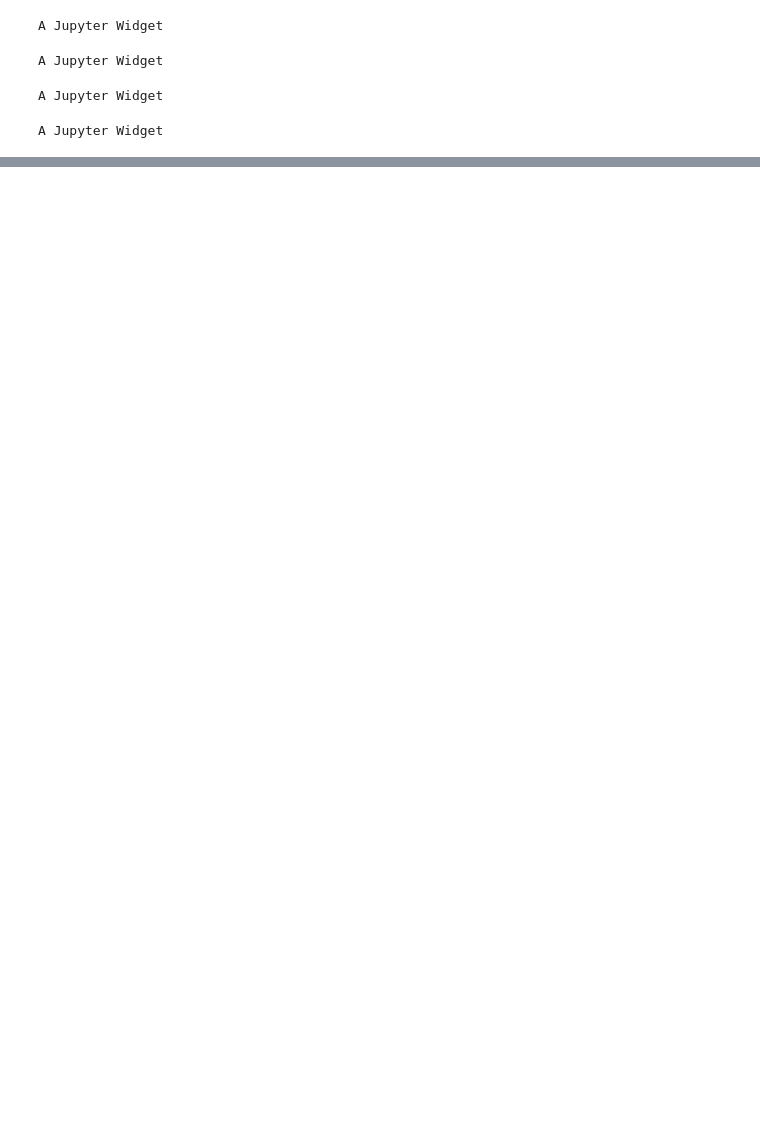
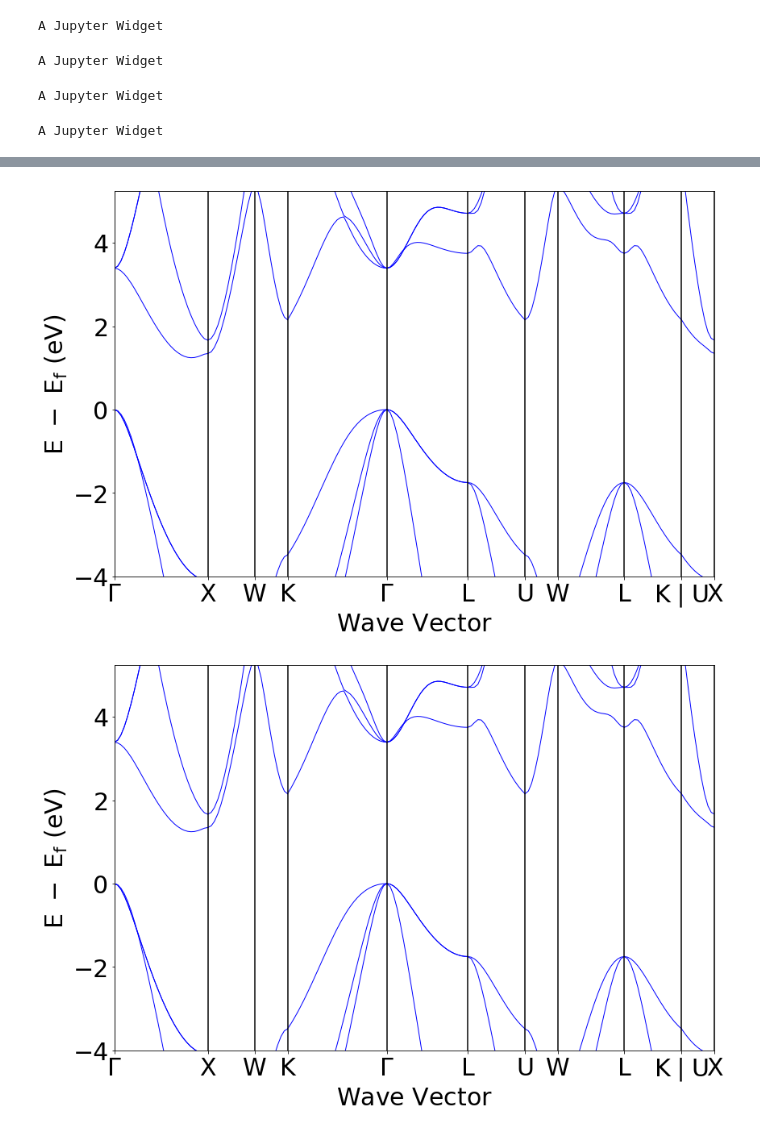
Before and after one commit to JaGeo/TestBinder, a Jupyter notebook: Hansenberg.ipynb, the cells around one changed output, grey strips where cells are left out. Cells and saved outputs as stored; diff of their text form; code cells hidden in the pictures; blank space fills up the shorter version.

```diff
--- a/Hansenberg.ipynb
+++ b/Hansenberg.ipynb
@@ -1,21 +1,14 @@
 # %%
 from ipywidgets import widgets
 from IPython.display import display
-from pymatgen.analysis.chemenv.coordination_environments.coordination_geometry_finder import LocalGeometryFinder
-import logging
 from pymatgen.ext.matproj import MPRester
-from pymatgen.analysis.chemenv.coordination_environments.chemenv_strategies import SimplestChemenvStrategy, MultiWeightsChemenvStrategy
-from pymatgen.analysis.chemenv.coordination_environments.structure_environments import LightStructureEnvironments
-#from pymatgen.vis.structure_chemview import quick_view
 
 
-API=widgets.Text(value='7aLn6BRN2xqmFih8',description='Materials Project API:')
+
+API=widgets.Text(value='',description='Materials Project API:')
 display(API)
 
-#SearchedElements=widgets.Text(value='Mn,O',description='Elements')
-#display(SearchedElements)
 
-#print('Materials ID')
 MaterialsID=widgets.Text(value='mp-1479',description='Materials ID')
 display(MaterialsID)
 
@@ -29,13 +22,6 @@ StrategyButton=widgets.RadioButtons(
     disabled=False
 )
 display(StrategyButton)
-#strategyboxes = []
-#sb_container = widgets.HBox()
-#display(sb_container)
-#strategyboxes.append(widgets.Checkbox(description = 'SimplestChemenvStrategy', value=False, width=90))
-#strategyboxes.append(widgets.Checkbox(description = 'MultiWeightsChemenvStrategy', value=True, width=90))
-#sb_container.children=[i for i in strategyboxes]
-
 
 
 # add button that updates everything
@@ -52,7 +38,6 @@ def run():
 
     struct = a.get_structure_by_material_id(MaterialsID.value)
     bs = a.get_bandstructure_by_material_id(MaterialsID.value)
-    #'Plotte Bandstruktur', 'Bandluecke', 'Direkte Bandluecke','Metall'
     if StrategyButton.value=='Metall':
         if bs.is_metal()==True:
             print("Die Verbindung ist ein Leiter")
@@ -80,0 +67,2 @@ A Jupyter Widget
+[figure, added]
+[figure, added]
```
Also changed, not shown: parts of 1 cell of this notebook.
